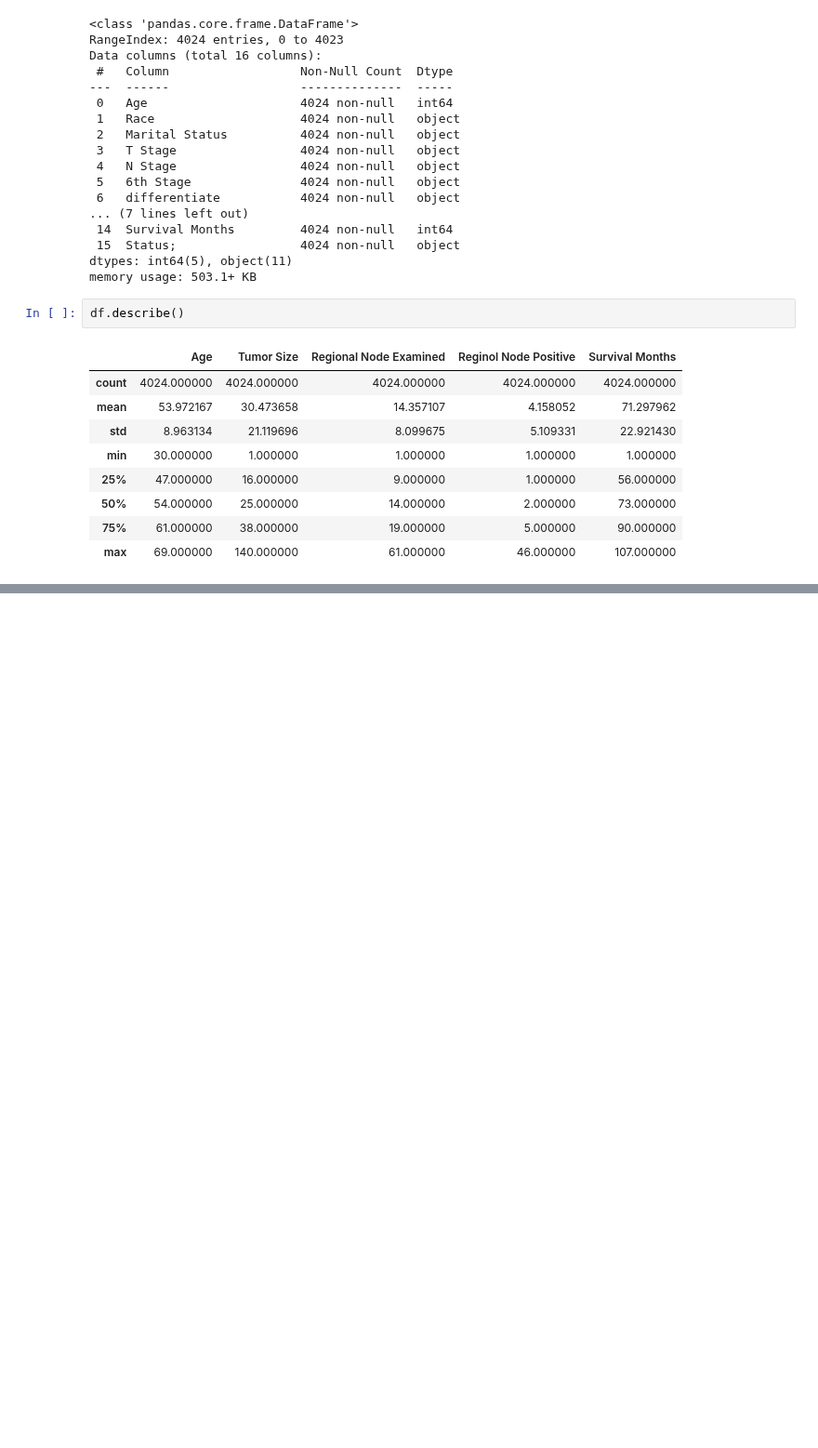
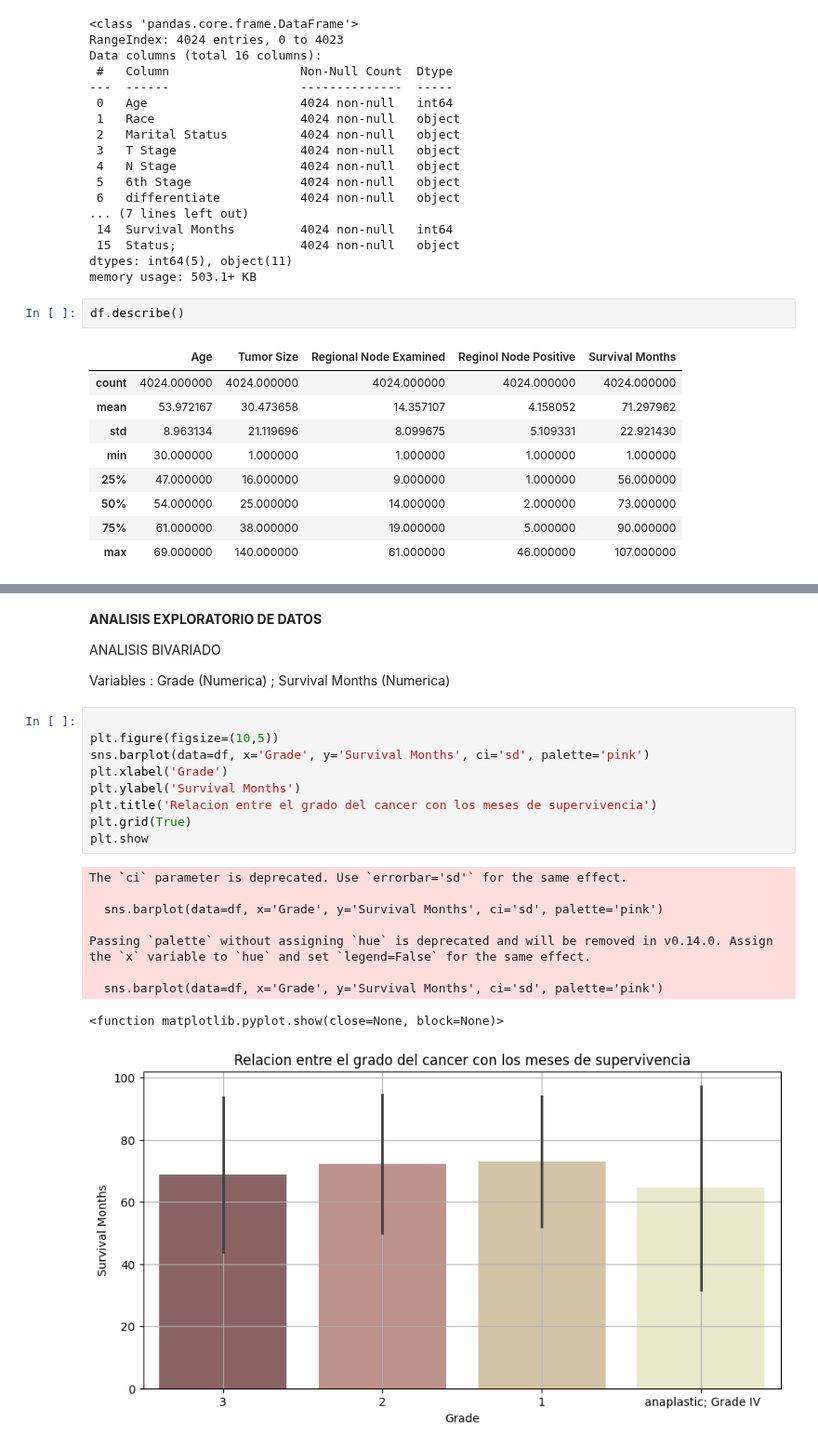
Before and after one commit to Betsymer14/-Proyecto-DS-ParteI-Betsymer-Lugo-.ipynb-, a Jupyter notebook: Copia_de_Untitled2.ipynb, the cells around one changed output, grey strips where cells are left out. Shown at 93% size. Saved outputs shown, nothing was run; the diff lists cells and outputs as text; blank space fills up the shorter version.

```diff
--- a/Copia_de_Untitled2.ipynb
+++ b/Copia_de_Untitled2.ipynb
@@ -54,0 +121,26 @@ df.describe()
+# %% [markdown]
+**ANALISIS EXPLORATORIO DE DATOS**
+
+
+ANALISIS BIVARIADO
+
+Variables : Grade (Numerica) ; Survival Months (Numerica)
+# %%
+
+plt.figure(figsize=(10,5))
+sns.barplot(data=df, x='Grade', y='Survival Months', ci='sd', palette='pink')
+plt.xlabel('Grade')
+plt.ylabel('Survival Months')
+plt.title('Relacion entre el grado del cancer con los meses de supervivencia')
+plt.grid(True)
+plt.show
+# %% [output]
+The `ci` parameter is deprecated. Use `errorbar='sd'` for the same effect.
+
+  sns.barplot(data=df, x='Grade', y='Survival Months', ci='sd', palette='pink')
+
+Passing `palette` without assigning `hue` is deprecated and will be removed in v0.14.0. Assign the `x` variable to `hue` and set `legend=False` for the same effect.
+
+  sns.barplot(data=df, x='Grade', y='Survival Months', ci='sd', palette='pink')
+<function matplotlib.pyplot.show(close=None, block=None)>
+[figure, added]
```
Also changed, not shown: parts of 10 cells of this notebook.
